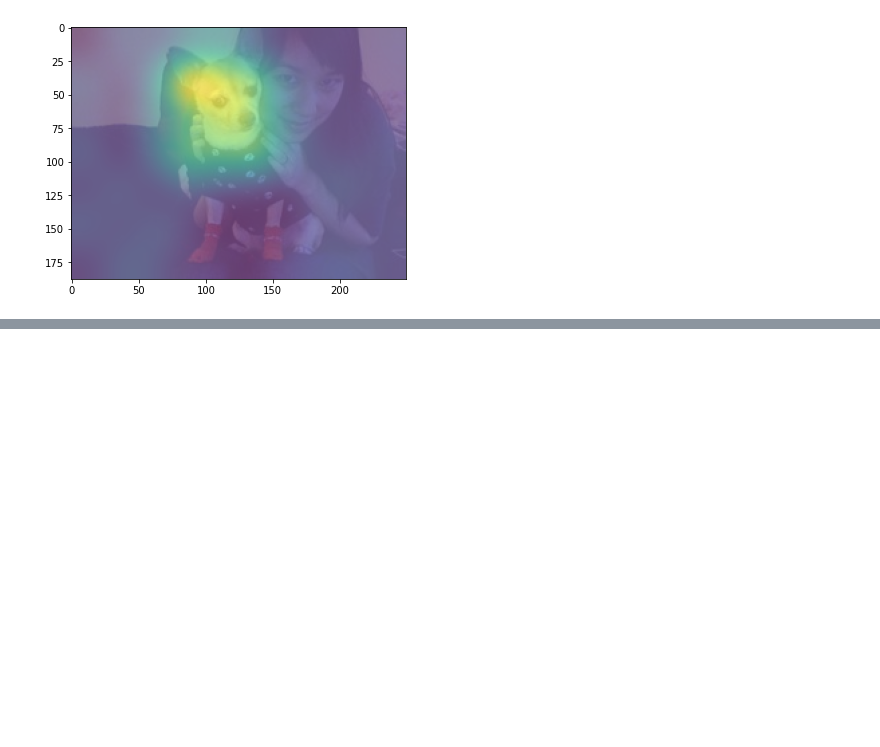
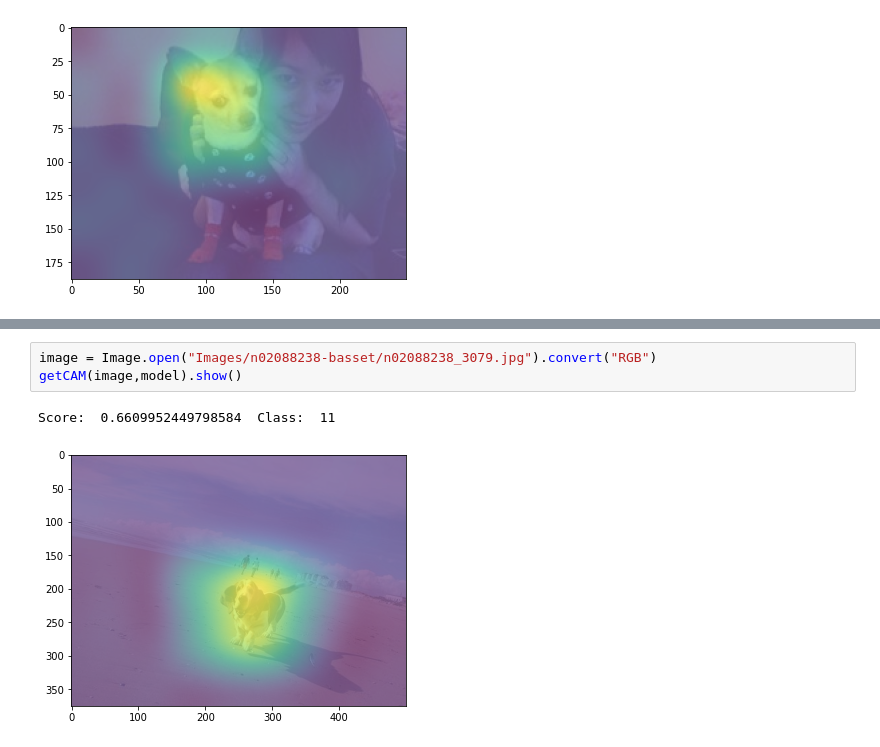
Before and after one commit to tiskus333/SNR_ResNet50, a Jupyter notebook: cam.ipynb, the cells around one changed output, grey strips where cells are left out. Saved outputs shown, nothing was run; the diff lists cells and outputs as text; blank space fills up the shorter version.

```diff
--- a/cam.ipynb
+++ b/cam.ipynb
@@ -180,0 +212,6 @@ plt.show()
+# %%
+image = Image.open("Images/n02088238-basset/n02088238_3079.jpg").convert("RGB")
+getCAM(image,model).show()
+# %% [output]
+Score:  0.6609952449798584  Class:  11
+[figure, added]
```
Also changed, not shown: parts of 5 cells of this notebook.
